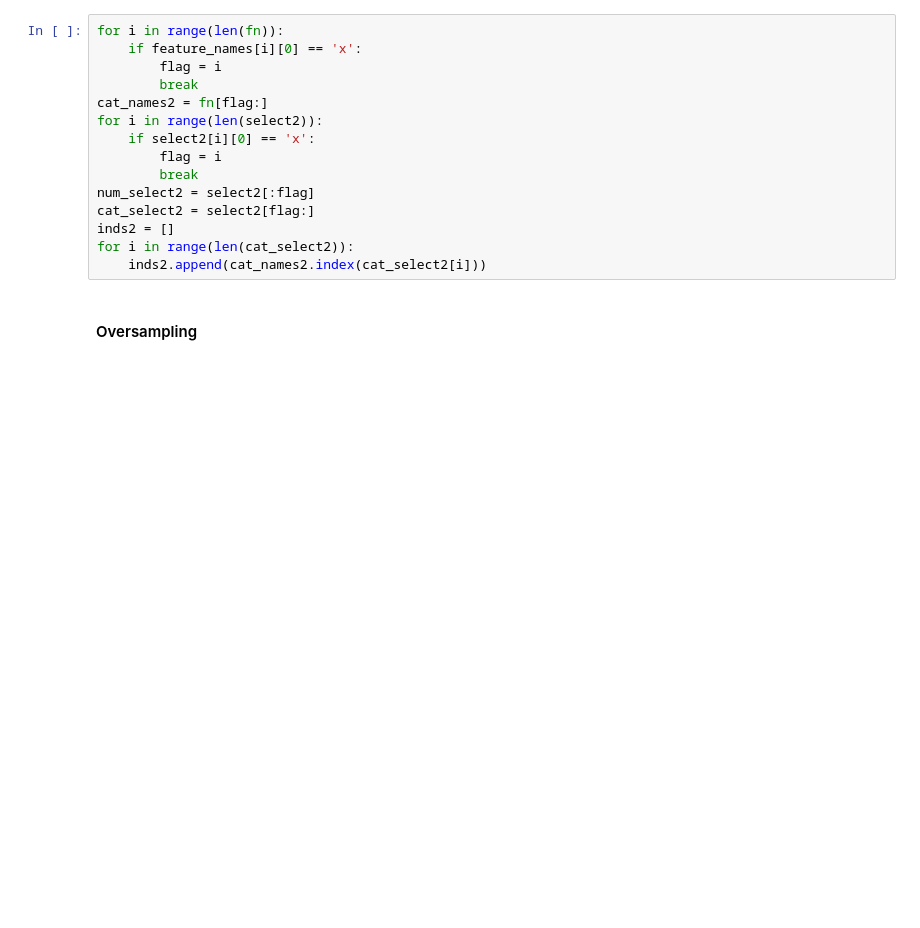
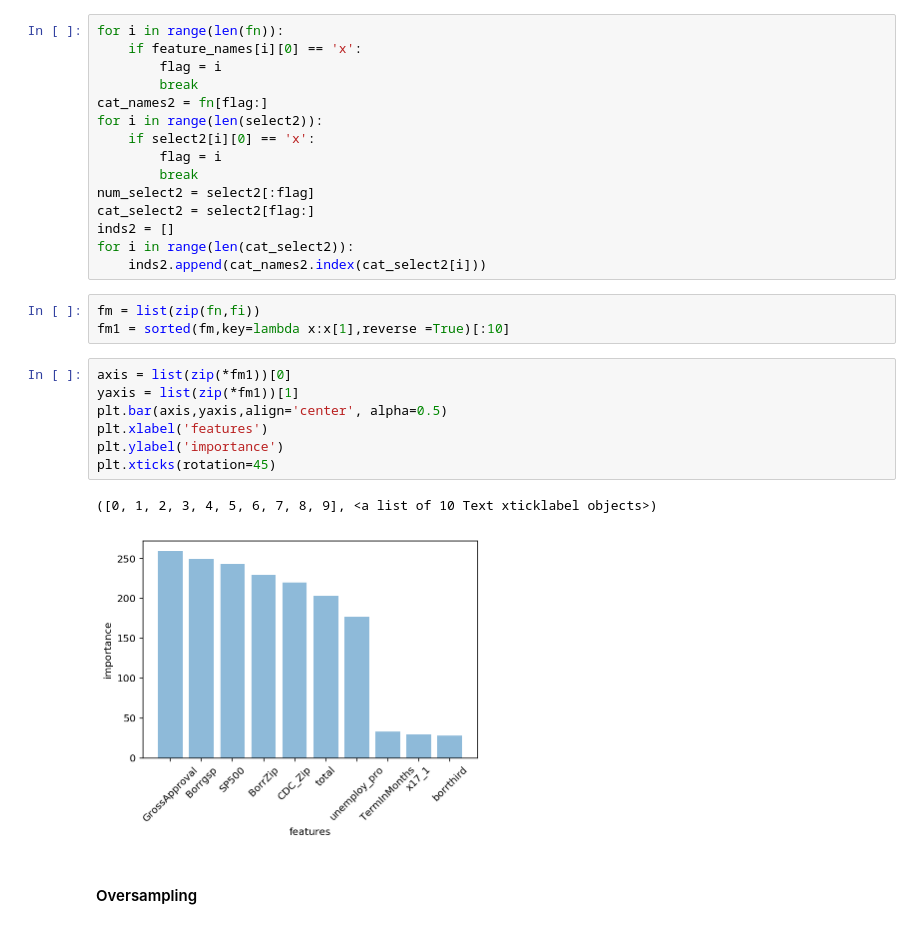
Before and after one commit to AlexaYuqinD/MS-E-246-Project, a Jupyter notebook: MS&E246 Project-Models.ipynb, the cells around one changed output. Drawn from its saved outputs; the diff is of its cells as text; blank space fills up the shorter version.

```diff
--- a/MS&E246 Project-Models.ipynb
+++ b/MS&E246 Project-Models.ipynb
@@ -551,6 +580,19 @@ cat_select2 = select2[flag:]
 inds2 = []
 for i in range(len(cat_select2)):
     inds2.append(cat_names2.index(cat_select2[i]))
+# %%
+fm = list(zip(fn,fi))
+fm1 = sorted(fm,key=lambda x:x[1],reverse =True)[:10]
+# %%
+axis = list(zip(*fm1))[0]
+yaxis = list(zip(*fm1))[1]
+plt.bar(axis,yaxis,align='center', alpha=0.5)
+plt.xlabel('features')
+plt.ylabel('importance')
+plt.xticks(rotation=45)
+# %% [output]
+([0, 1, 2, 3, 4, 5, 6, 7, 8, 9], <a list of 10 Text xticklabel objects>)
+[figure, added]
 # %% [markdown]
 #### Oversampling
 # %% [markdown]
```
Also changed, not shown: parts of 6 cells of this notebook.
